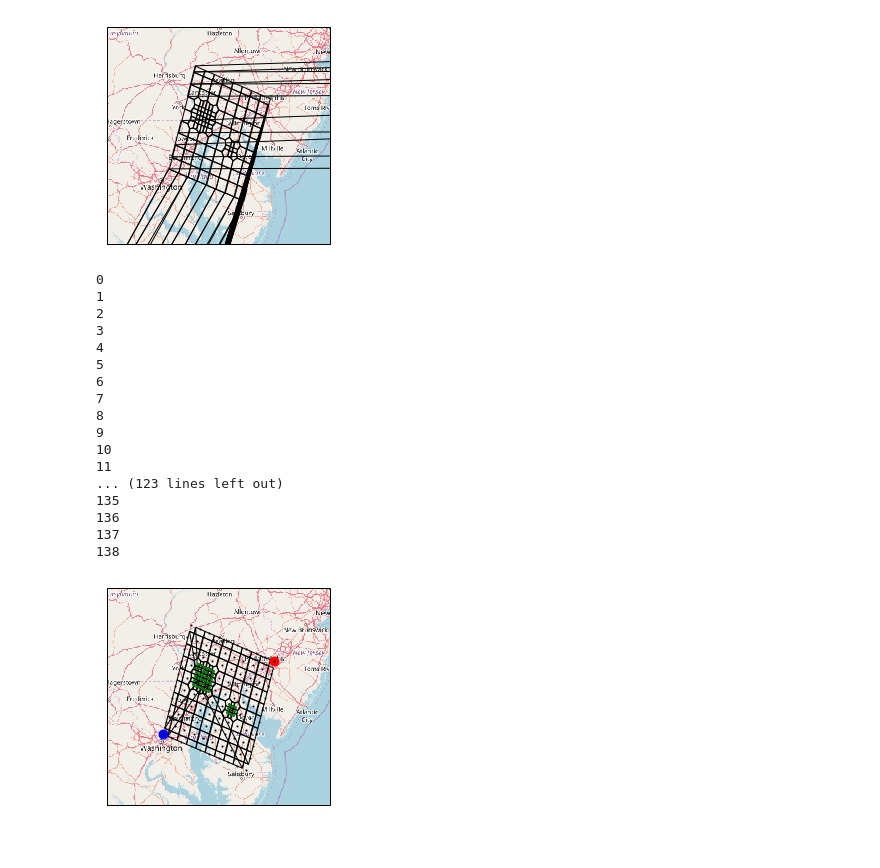
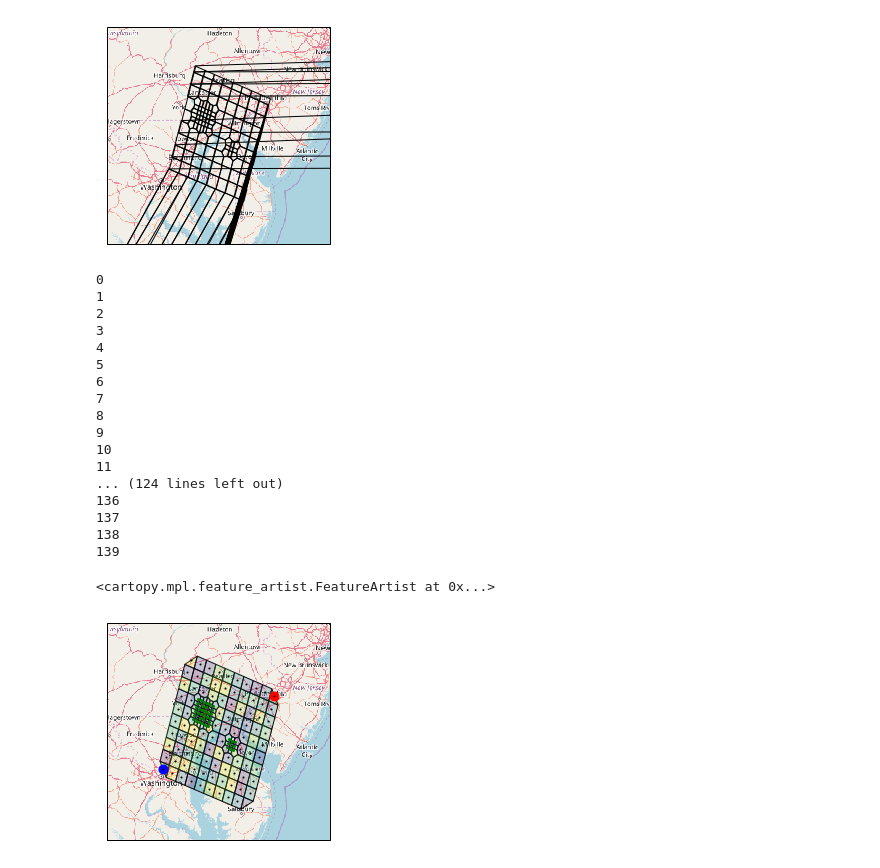
Before and after one commit to orthorhombic/two-body, a Jupyter notebook: Lat-Lon Grid.ipynb, the cells around one changed output. Cells and saved outputs as stored; diff of their text form; code cells hidden in the pictures.

Commit message:
Finished Voronoi Plotting

```diff
--- a/Lat-Lon Grid.ipynb
+++ b/Lat-Lon Grid.ipynb
@@ -1088,6 +1088,10 @@ def voronoi_finite_polygons_2d(vor, radius=None):
                 v1, v2 = v2, v1 #switch to make v1 infintie, v2 finite
             if v1 >= 0:
                 # finite ridge: already in the region
+                continue
+            if (v1 < 0 and v2 <0):
+                # not real ridge: skip
+                #print ('continue',  (p2, v1, v2))
                 continue
 
             # Compute the missing endpoint of an infinite ridge
@@ -1291,9 +1295,9 @@ points=dfGrid.loc[:,['CorrLon','CorrLat']]
 vor = Voronoi(points)
 
 
-new_regions, new_vertices = voronoi_finite_polygons_2d(vor, spacing[1]/2)
+new_regions, new_vertices = voronoi_finite_polygons_2d(vor, spacing[1])
 
-cmap = matplotlib.cm.get_cmap('Spectral')
+cmap = matplotlib.cm.get_cmap('viridis')
 
 #use data frame to reference polygon from each point
 
@@ -1311,36 +1315,46 @@ for i in range(len(dfGrid)): #Index of the Voronoi region for each input point
     #print ('Point Coord: ' + str(vor.points[i]))
     dfGrid.at[i,'Point']=vor.points[i]
 #    print ('Region: '+str(vor.point_region[i]))
 #    print ('Region vertices (indices): '+str(new_regions[vor.point_region[i]]))
 #    print ('Region vertices (old indices): '+str(vor.regions[vor.point_region[i]]))
     #print ('Region Ridges (indices): '+str(all_ridges[i]))
     aTempVert=new_regions[vor.point_region[i]] #Region vertices (indices)
     dfGrid.at[i,'Vertices']=new_vertices[aTempVert]
     dfGrid.at[i,'Shape']=shapely.geometry.Polygon(dfGrid.at[i,'Vertices'])
-    dfGrid.at[i,'Color']=cmap(dfGrid.loc[i,'Value'],alpha=0.25)
+    #need to properly orient polygons and ensure CCW orientation of points for filled area
+    dfGrid.at[i,'Shape']=shapely.geometry.polygon.orient(dfGrid.at[i,'Shape'], sign=1.0)
+    #dfGrid.at[i,'Color']=cmap(dfGrid.loc[i,'Value'],alpha=0.25) #no normalization
+    dfGrid.at[i,'Color']=cmap(dfGrid.loc[i,'Norm'],alpha=0.25) #no normalization
 
 
 
-for i in range(len(dfGrid)-1):
-    print(i)
+
+for i in range(len(dfGrid)):
+    #print(i)
     ax.add_geometries([dfGrid.at[i,'Shape']], ccrs.Geodetic(),
               facecolor=[0,0,0,0], edgecolor='black')
+
+
+
+ax.add_geometries(np.array(dfGrid.loc[:,'Shape']), ccrs.Geodetic(),
+          facecolor=np.array(dfGrid.loc[:,'Color']), edgecolor=None)
 # %% [output]
 0
 1
 2
 3
 4
 5
 6
 7
 8
 9
 10
 11
-... (123 lines left out)
-135
+... (124 lines left out)
 136
 137
 138
+139
+<cartopy.mpl.feature_artist.FeatureArtist at 0x...>
-[figure, old version]
+[figure, new version]
```
Also changed, not shown: 1 other file.
